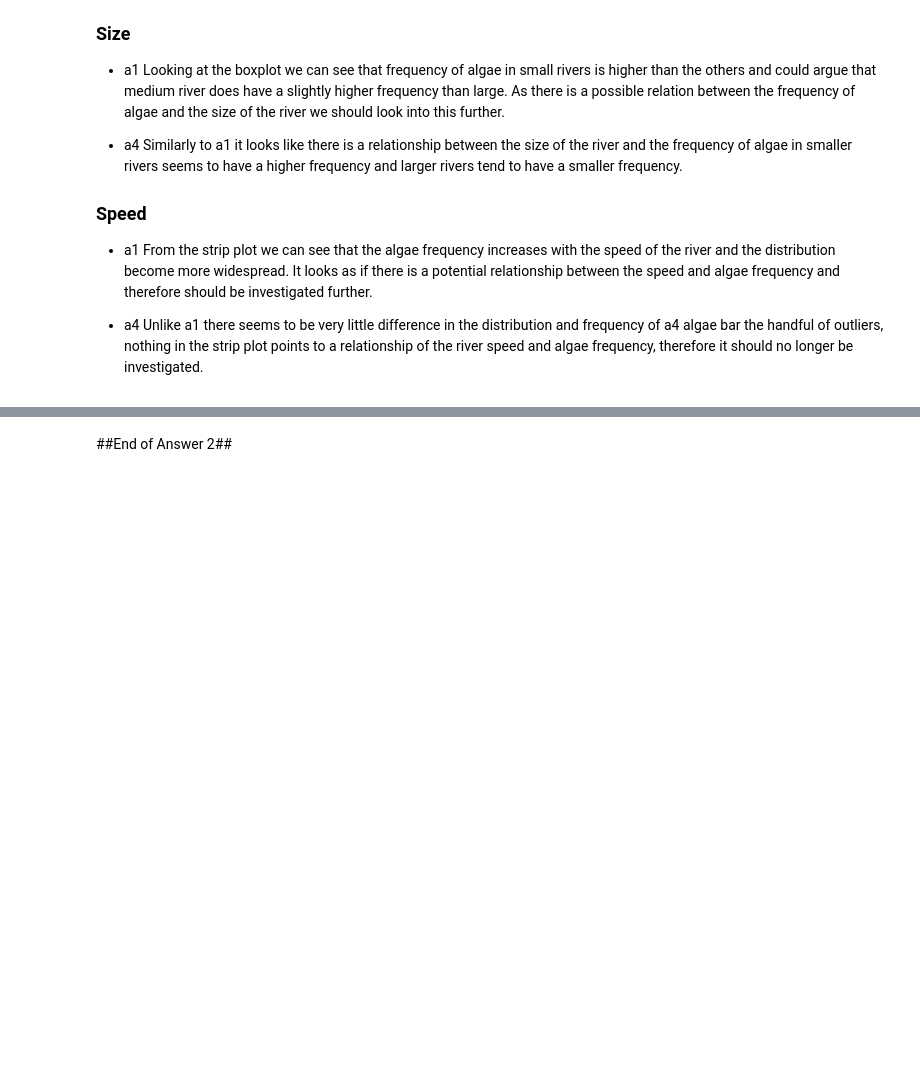
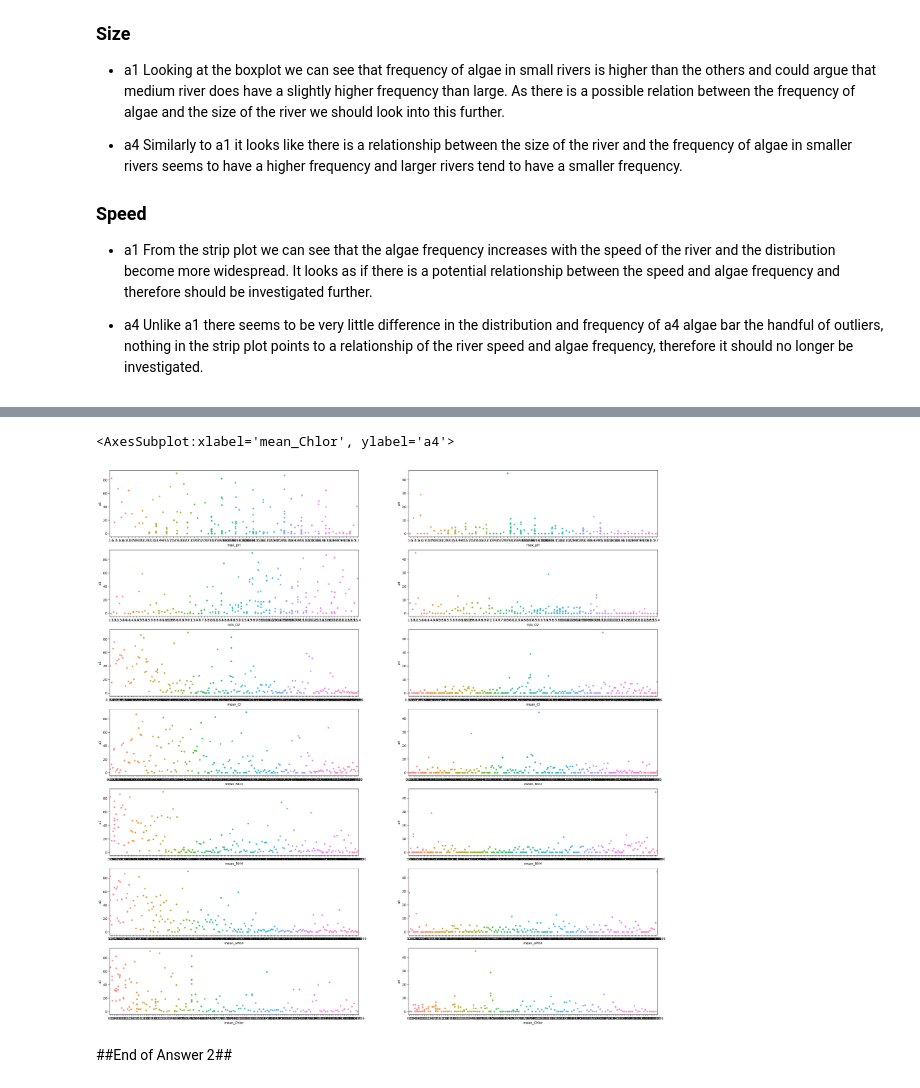
Before and after one commit to Patryk-Stefanski/ExploratoryDataAnalysis1, a Jupyter notebook: Algae_1.ipynb, the cells around one changed output, grey strips where cells are left out. Drawn from its saved outputs; the diff is of its cells as text; code cells hidden in the pictures; blank space fills up the shorter version.

```diff
--- a/Algae_1.ipynb
+++ b/Algae_1.ipynb
@@ -235,3 +251,25 @@ sns.stripplot(ax=axes[2,1] ,data=df , x="Speed" , y="a4")
+# %%
+fig, axes = plt.subplots(7, 2, figsize=(30, 30))
+## a1
+sns.stripplot(ax=axes[0,0], x=df.max_pH, y=df.a1)
+sns.stripplot(ax=axes[1,0], x=df.min_O2, y=df.a1)
+sns.stripplot(ax=axes[2,0], x=df.mean_Cl, y=df.a1)
+sns.stripplot(ax=axes[3,0], x=df.mean_NO3, y=df.a1)
+sns.stripplot(ax=axes[4,0], x=df.mean_NH4, y=df.a1)
+sns.stripplot(ax=axes[5,0], x=df.mean_oPO4, y=df.a1)
+sns.stripplot(ax=axes[6,0], x=df.mean_Chlor, y=df.a1)
+
+## a4
+sns.stripplot(ax=axes[0,1], x=df.max_pH, y=df.a4)
+sns.stripplot(ax=axes[1,1], x=df.min_O2, y=df.a4)
+sns.stripplot(ax=axes[2,1], x=df.mean_Cl, y=df.a4)
+sns.stripplot(ax=axes[3,1], x=df.mean_NO3, y=df.a4)
+sns.stripplot(ax=axes[4,1], x=df.mean_NH4, y=df.a4)
+sns.stripplot(ax=axes[5,1], x=df.mean_oPO4, y=df.a4)
+sns.stripplot(ax=axes[6,1], x=df.mean_Chlor, y=df.a4)
+# %% [output]
+<AxesSubplot:xlabel='mean_Chlor', ylabel='a4'>
+[figure, added]
 # %% [markdown]
 ##End of Answer 2##
 # %% [markdown]
```
Also changed, not shown: parts of 6 cells of this notebook, 1 other file.
